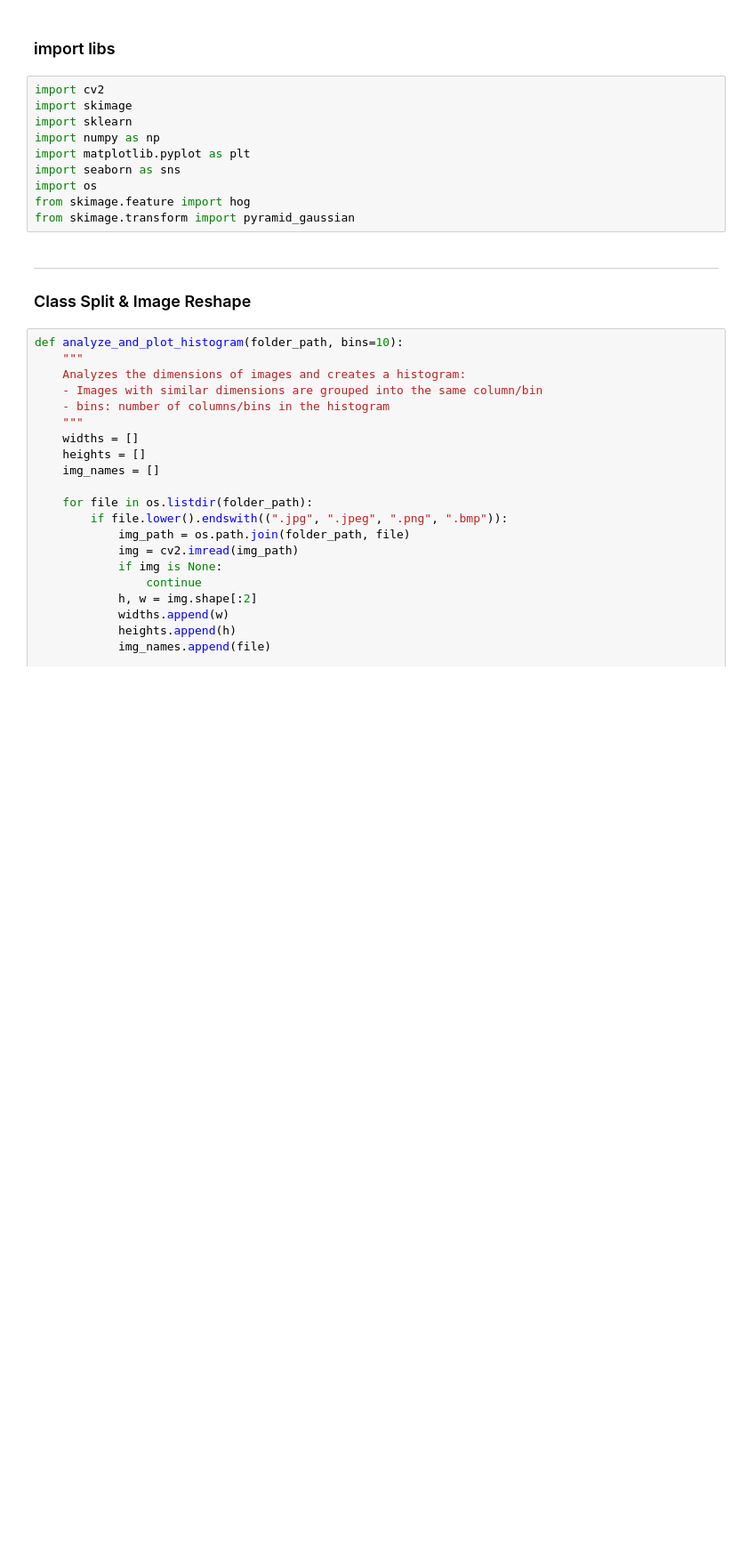
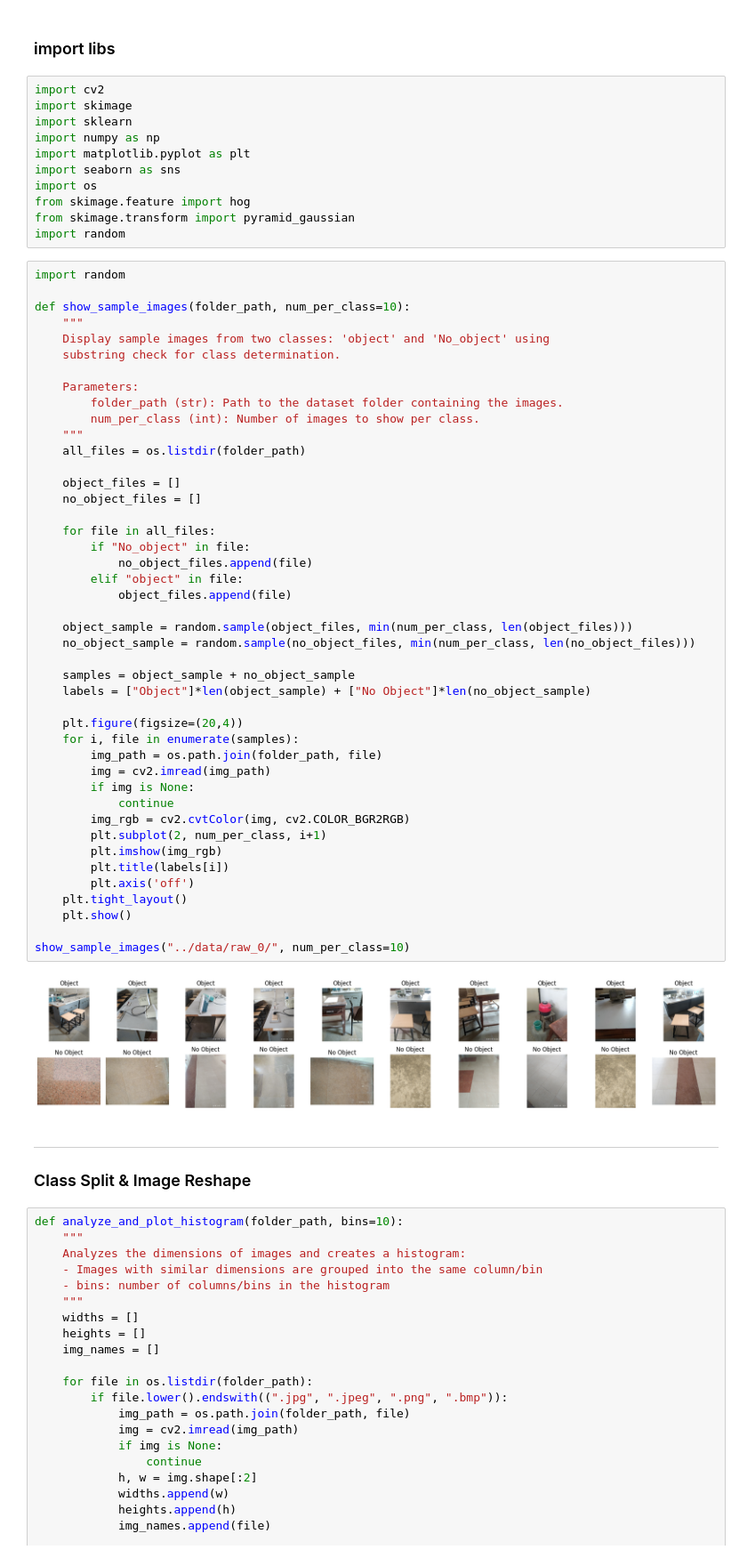
Before and after one commit to Dalioy/object-detection-system-using-HOG-features-a-classifier-and-the-Sliding-Window-method, a Jupyter notebook: notebooks/Object_detection_by_HOG.ipynb, the cells around one changed output. Shown at 89% size. Cells and saved outputs as stored; diff of their text form; blank space fills up the shorter version.

Commit message:
add function that display sample of data

```diff
--- a/notebooks/Object_detection_by_HOG.ipynb
+++ b/notebooks/Object_detection_by_HOG.ipynb
@@ -34,6 +34,53 @@ import seaborn as sns
 import os
 from skimage.feature import hog
 from skimage.transform import pyramid_gaussian
+import random
+# %%
+import random
+
+def show_sample_images(folder_path, num_per_class=10):
+    """
+    Display sample images from two classes: 'object' and 'No_object' using
+    substring check for class determination.
+
+    Parameters:
+        folder_path (str): Path to the dataset folder containing the images.
+        num_per_class (int): Number of images to show per class.
+    """
+    all_files = os.listdir(folder_path)
+
+    object_files = []
+    no_object_files = []
+
+    for file in all_files:
+        if "No_object" in file:
+            no_object_files.append(file)
+        elif "object" in file:
+            object_files.append(file)
+
+    object_sample = random.sample(object_files, min(num_per_class, len(object_files)))
+    no_object_sample = random.sample(no_object_files, min(num_per_class, len(no_object_files)))
+
+    samples = object_sample + no_object_sample
+    labels = ["Object"]*len(object_sample) + ["No Object"]*len(no_object_sample)
+
+    plt.figure(figsize=(20,4))
+    for i, file in enumerate(samples):
+        img_path = os.path.join(folder_path, file)
+        img = cv2.imread(img_path)
+        if img is None:
+            continue
+        img_rgb = cv2.cvtColor(img, cv2.COLOR_BGR2RGB)
+        plt.subplot(2, num_per_class, i+1)
+        plt.imshow(img_rgb)
+        plt.title(labels[i])
+        plt.axis('off')
+    plt.tight_layout()
+    plt.show()
+
+show_sample_images("../data/raw_0/", num_per_class=10)
+# %% [output]
+[figure, added]
 # %% [markdown]
 ---
 ### Class Split & Image Reshape
```
Also changed, not shown: parts of 4 cells of this notebook.
